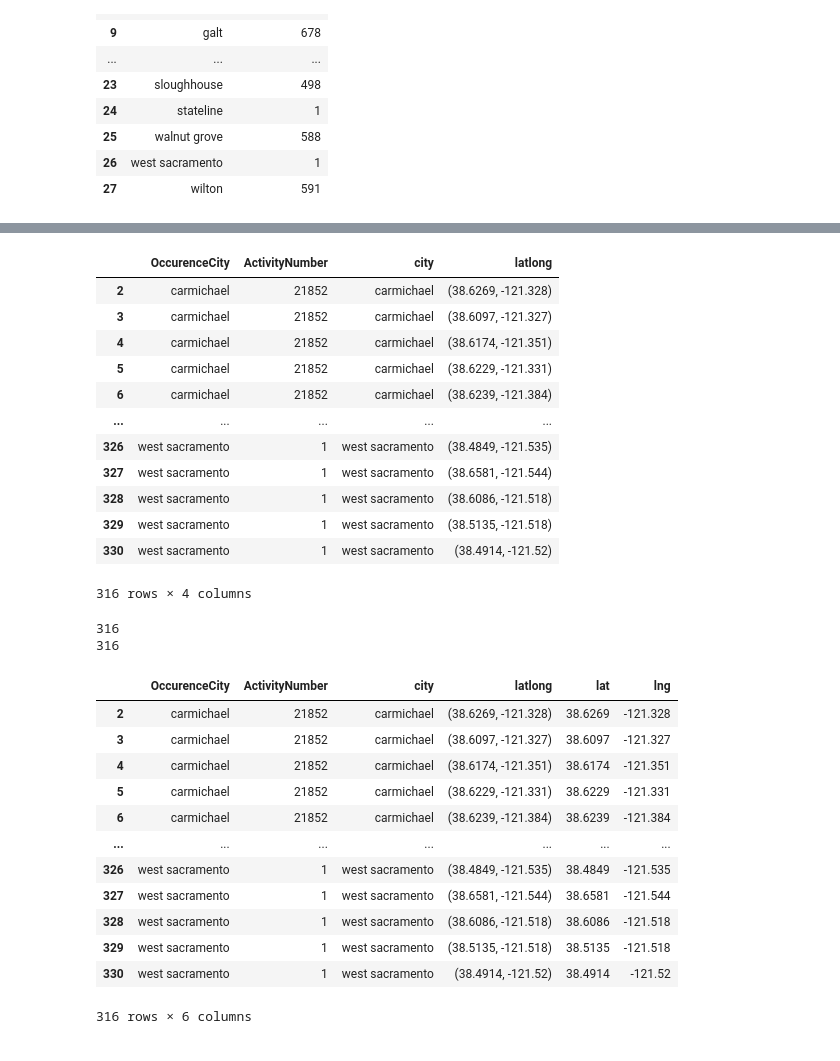
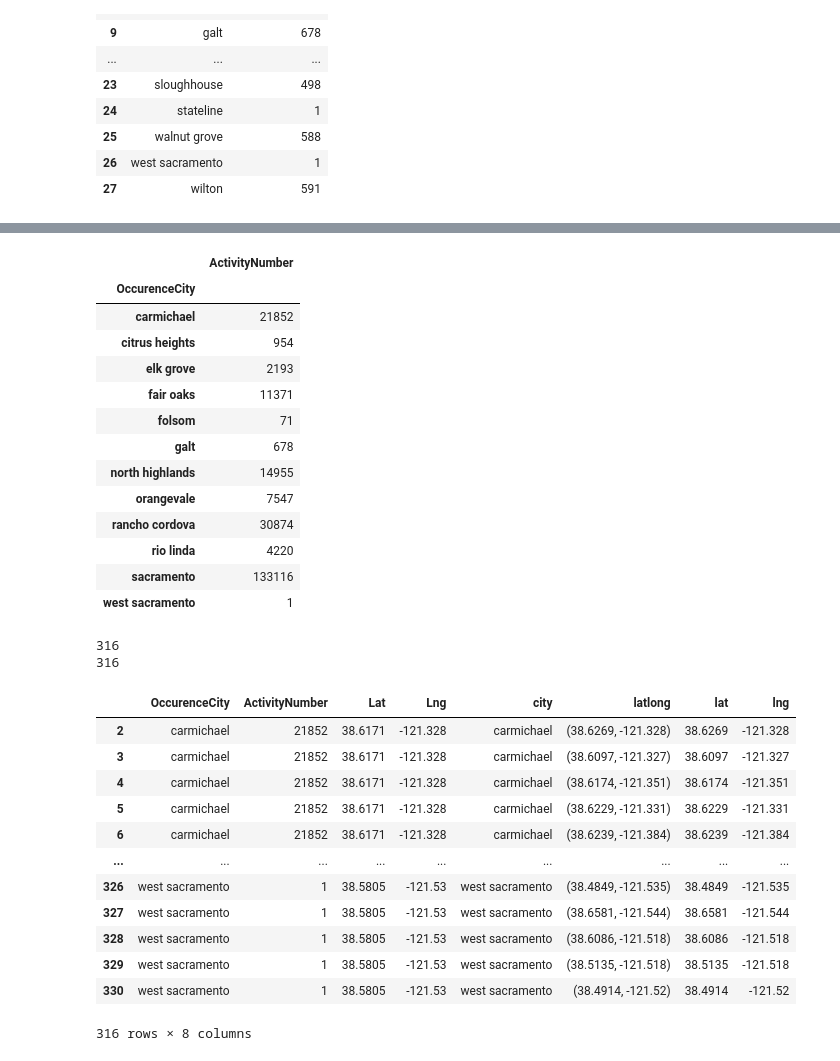
Before and after one commit to N3tadm1n/Team_Housing_prediction, a Jupyter notebook: CityCrimeActivity.ipynb, the cells around one changed output, grey strips where cells are left out. Saved outputs shown, nothing was run; the diff lists cells and outputs as text; code cells hidden in the pictures.

```diff
--- a/CityCrimeActivity.ipynb
+++ b/CityCrimeActivity.ipynb
@@ -106,3 +111,18 @@ crime_by_city
 | 25 | walnut grove | 588 |
 | 26 | west sacramento | 1 |
 | 27 | wilton | 591 |
+# %%
+# Please do the following in your terminal before running the below cell
+# pip install googlemaps
+# googlemaps: library for getting coordinates from a city
+# citypy: library for getting city from a set of coordinates
+from googlemaps import Client as GoogleMaps
+gmapsDecoder = GoogleMaps(g_key)
+crime_by_city['Lat'] = ''
+crime_by_city['Lng'] = ''
+
+for x in range(len(crime_by_city)):
+    geocode_result = gmapsDecoder.geocode(crime_by_city['OccurenceCity'][x])
+    crime_by_city['Lat'][x] = geocode_result[0]['geometry']['location'] ['lat']
+    crime_by_city['Lng'][x] = geocode_result[0]['geometry']['location']['lng']
+crime_by_city.head()
@@ -109,22 +136,23 @@ crime_by_city
 # %%
 final_df = pd.merge(crime_by_city,housing,left_on='OccurenceCity',right_on='city', how='left')
 final_df = final_df.dropna()
 final_df = final_df.drop_duplicates()
-final_df
+final_df.groupby('OccurenceCity').mean()
 # %% [output]
-|  | OccurenceCity | ActivityNumber | city | latlong |
-| 2 | carmichael | 21852 | carmichael | (38.6269, -121.328) |
-| 3 | carmichael | 21852 | carmichael | (38.6097, -121.327) |
-| 4 | carmichael | 21852 | carmichael | (38.6174, -121.351) |
-| 5 | carmichael | 21852 | carmichael | (38.6229, -121.331) |
-| 6 | carmichael | 21852 | carmichael | (38.6239, -121.384) |
-| ... | ... | ... | ... | ... |
-| 326 | west sacramento | 1 | west sacramento | (38.4849, -121.535) |
-| 327 | west sacramento | 1 | west sacramento | (38.6581, -121.544) |
-| 328 | west sacramento | 1 | west sacramento | (38.6086, -121.518) |
-| 329 | west sacramento | 1 | west sacramento | (38.5135, -121.518) |
-| 330 | west sacramento | 1 | west sacramento | (38.4914, -121.52) |
+|  | ActivityNumber |
+| OccurenceCity |  |
+| carmichael | 21852 |
+| citrus heights | 954 |
+| elk grove | 2193 |
+| fair oaks | 11371 |
+| folsom | 71 |
+| galt | 678 |
+| north highlands | 14955 |
+| orangevale | 7547 |
+| rancho cordova | 30874 |
+| rio linda | 4220 |
+| sacramento | 133116 |
+| west sacramento | 1 |
-316 rows × 4 columns
 # %%
 # Configure gmaps with API key
 gmaps.configure(api_key=g_key)
@@ -133,7 +161,7 @@ gmaps.configure(api_key=g_key)
 locations = final_df['latlong'].astype(str)
 #locations = final_df.iloc[2:0]
 
-# Convert Humidity to float and store
+# Convert ActivityNumber to float and store
 activityCount = final_df['ActivityNumber'].astype(float)
 print(len(locations))
 print(len(activityCount))
@@ -153,19 +181,19 @@ final_df
 # %% [output]
 316
 316
-|  | OccurenceCity | ActivityNumber | city | latlong | lat | lng |
-| 2 | carmichael | 21852 | carmichael | (38.6269, -121.328) | 38.6269 | -121.328 |
-| 3 | carmichael | 21852 | carmichael | (38.6097, -121.327) | 38.6097 | -121.327 |
-| 4 | carmichael | 21852 | carmichael | (38.6174, -121.351) | 38.6174 | -121.351 |
-| 5 | carmichael | 21852 | carmichael | (38.6229, -121.331) | 38.6229 | -121.331 |
-| 6 | carmichael | 21852 | carmichael | (38.6239, -121.384) | 38.6239 | -121.384 |
-| ... | ... | ... | ... | ... | ... | ... |
-| 326 | west sacramento | 1 | west sacramento | (38.4849, -121.535) | 38.4849 | -121.535 |
-| 327 | west sacramento | 1 | west sacramento | (38.6581, -121.544) | 38.6581 | -121.544 |
-| 328 | west sacramento | 1 | west sacramento | (38.6086, -121.518) | 38.6086 | -121.518 |
-| 329 | west sacramento | 1 | west sacramento | (38.5135, -121.518) | 38.5135 | -121.518 |
-| 330 | west sacramento | 1 | west sacramento | (38.4914, -121.52) | 38.4914 | -121.52 |
+|  | OccurenceCity | ActivityNumber | Lat | Lng | city | latlong | lat | lng |
+| 2 | carmichael | 21852 | 38.6171 | -121.328 | carmichael | (38.6269, -121.328) | 38.6269 | -121.328 |
+| 3 | carmichael | 21852 | 38.6171 | -121.328 | carmichael | (38.6097, -121.327) | 38.6097 | -121.327 |
+| 4 | carmichael | 21852 | 38.6171 | -121.328 | carmichael | (38.6174, -121.351) | 38.6174 | -121.351 |
+| 5 | carmichael | 21852 | 38.6171 | -121.328 | carmichael | (38.6229, -121.331) | 38.6229 | -121.331 |
+| 6 | carmichael | 21852 | 38.6171 | -121.328 | carmichael | (38.6239, -121.384) | 38.6239 | -121.384 |
+| ... | ... | ... | ... | ... | ... | ... | ... | ... |
+| 326 | west sacramento | 1 | 38.5805 | -121.53 | west sacramento | (38.4849, -121.535) | 38.4849 | -121.535 |
+| 327 | west sacramento | 1 | 38.5805 | -121.53 | west sacramento | (38.6581, -121.544) | 38.6581 | -121.544 |
+| 328 | west sacramento | 1 | 38.5805 | -121.53 | west sacramento | (38.6086, -121.518) | 38.6086 | -121.518 |
+| 329 | west sacramento | 1 | 38.5805 | -121.53 | west sacramento | (38.5135, -121.518) | 38.5135 | -121.518 |
+| 330 | west sacramento | 1 | 38.5805 | -121.53 | west sacramento | (38.4914, -121.52) | 38.4914 | -121.52 |
-316 rows × 6 columns
+316 rows × 8 columns
 # %%
 # Create a crime Heatmap layer
 starting_coordinates = (38.58, -121.478851)
```
Also changed, not shown: parts of 8 cells of this notebook.
